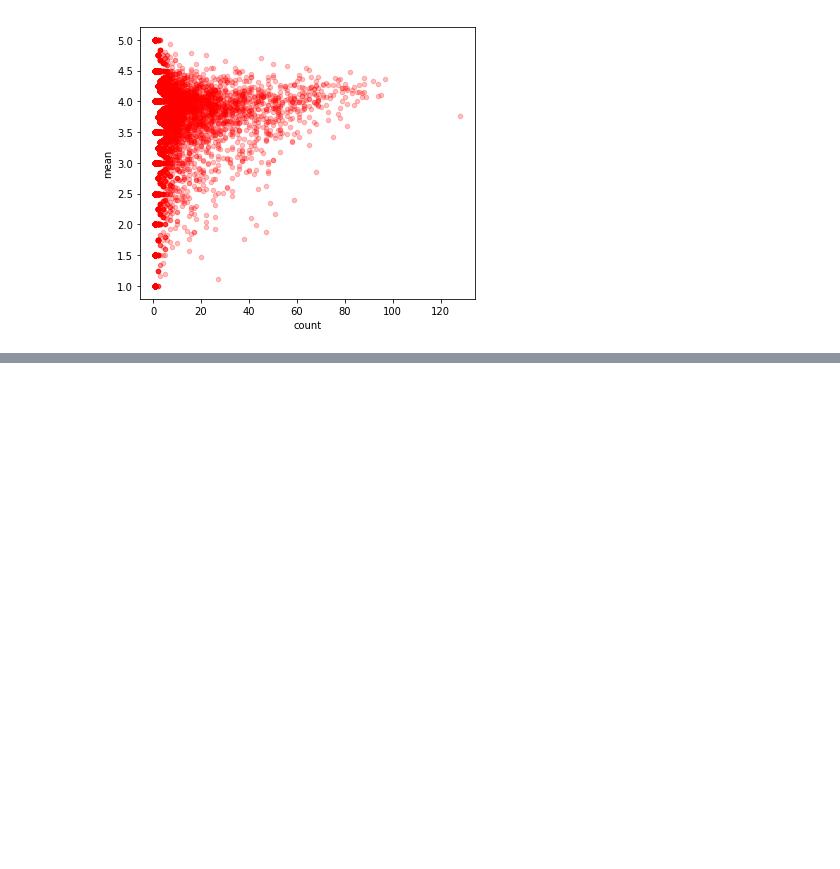
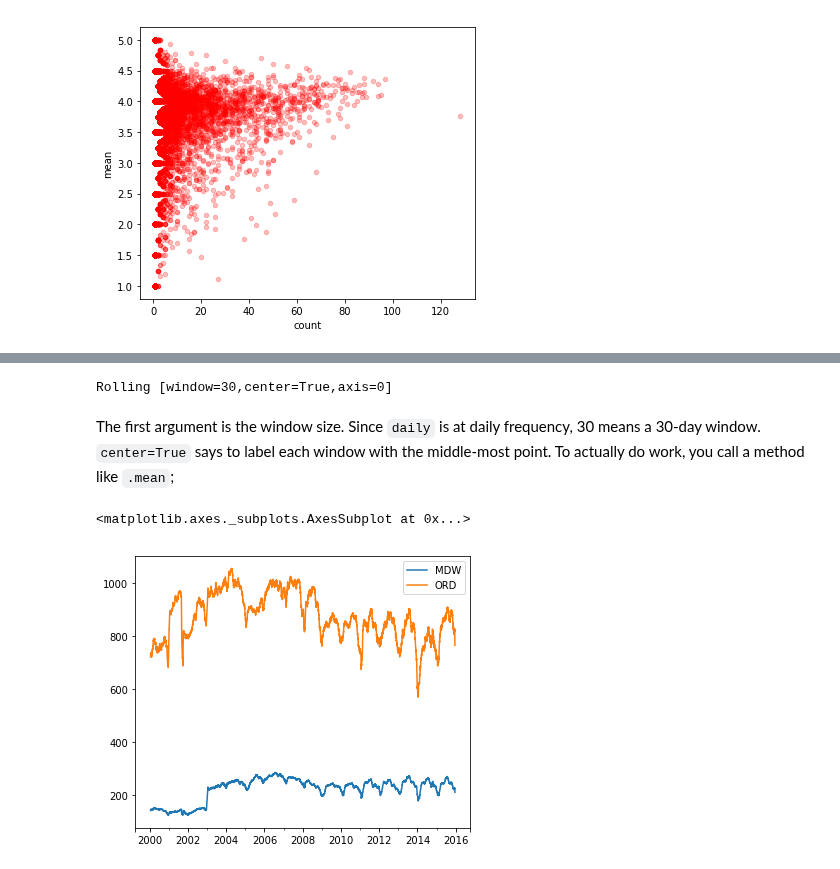
Before and after one commit to hvribeiro/MCSC1, a Jupyter notebook: aulas/01.6 - Getting Started with Scientific Python (pandas).ipynb, the cells around one changed output, grey strips where cells are left out. Saved outputs shown, nothing was run; the diff lists cells and outputs as text; code cells hidden in the pictures; blank space fills up the shorter version.

```diff
--- a/aulas/01.6 - Getting Started with Scientific Python (pandas).ipynb
+++ b/aulas/01.6 - Getting Started with Scientific Python (pandas).ipynb
@@ -1523,0 +1812,3 @@ df.groupby('beer_id').review_overall.agg(['mean', 'count'])
+# %%
+daily = df.resample('D').sum()
+daily
@@ -1523,0 +1829,14 @@ df.groupby('beer_id').review_overall.agg(['mean', 'count'])
+# %%
+daily.rolling(30, center=True)
+# %% [output]
+Rolling [window=30,center=True,axis=0]
+# %% [markdown]
+The first argument is the window size.
+Since `daily` is at daily frequency, 30 means a 30-day window.
+`center=True` says to label each window with the middle-most point.
+To actually do work, you call a method like `.mean`;
+# %%
+daily.rolling(30, center=True).mean().plot()
+# %% [output]
+<matplotlib.axes._subplots.AxesSubplot at 0x...>
+[figure, added]
```
Also changed, not shown: parts of 45 cells of this notebook.
